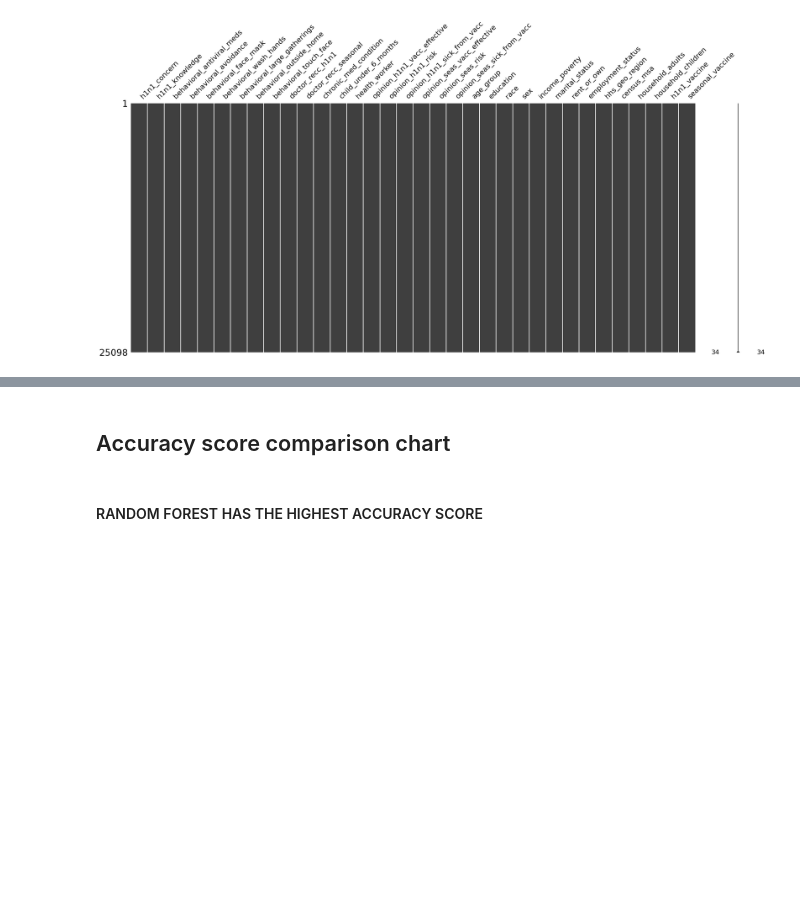
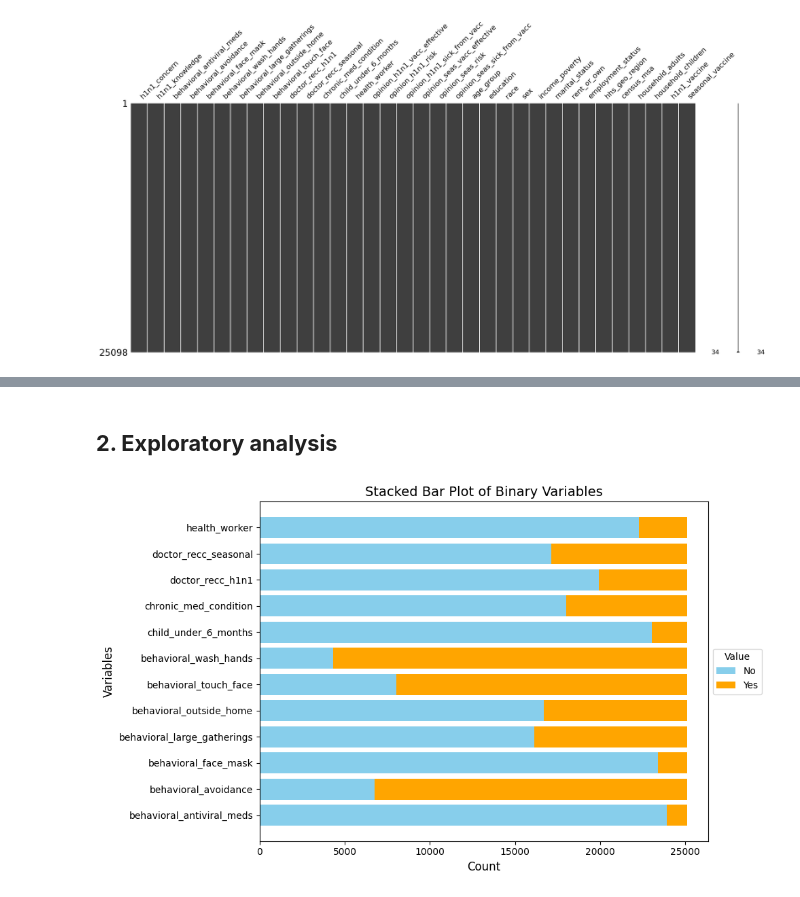
Before and after one commit to dguevaraapaza/H1N1-Seasonal-Flu-Vaccine, a Jupyter notebook: 1-Data-wrangling.ipynb, the cells around one changed output, grey strips where cells are left out. Saved outputs shown, nothing was run; the diff lists cells and outputs as text; code cells hidden in the pictures; blank space fills up the shorter version.

Commit message:
data cleaning/wrangling done

```diff
--- a/H1N1_and_seasonal_flu_vaccines.ipynb
+++ b/1-Data-wrangling.ipynb
@@ -687,2 +205,0 @@ RF
-# %% [markdown]
-## Accuracy score comparison chart
@@ -698,2 +206,25 @@ plt.show()
-# %% [markdown]
-#### RANDOM FOREST HAS THE HIGHEST ACCURACY SCORE
+# %% [markdown]
+## **2. Exploratory analysis**
+# %%
+## Visulizating all binary variables
+
+# Stackbar
+melted_data = vac[bin_variable].melt(var_name='Variable', value_name='Value')
+
+# Count occurrences of 0s and 1s for each variable
+counts = melted_data.groupby(['Variable', 'Value']).size().reset_index(name='Count')
+counts = counts.pivot(index='Variable', columns='Value', values='Count')
+
+# Plotting
+plt.figure(figsize=(10, 6))
+plt.barh(counts.index, counts[0], color='skyblue', label='No')
+plt.barh(counts.index, counts[1], left=counts[0], color='orange', label='Yes')
+
+# Customizing the plot
+plt.title('Stacked Bar Plot of Binary Variables', fontsize=14)
+plt.ylabel('Variables', fontsize=12)
+plt.xlabel('Count', fontsize=12)
+plt.legend(title='Value', loc='center left', bbox_to_anchor=(1, 0.5))
+plt.tight_layout()
+# %% [output]
+[figure, added]
```
Also changed, not shown: parts of 143 cells of this notebook, 2 other files.
